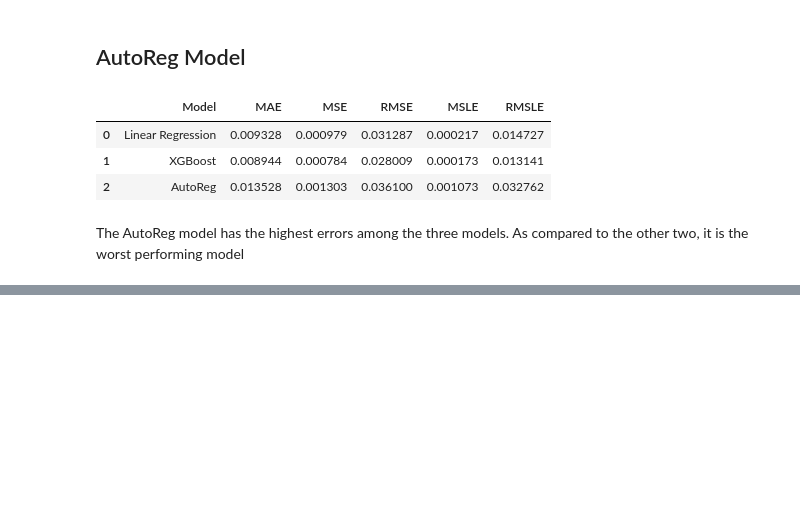
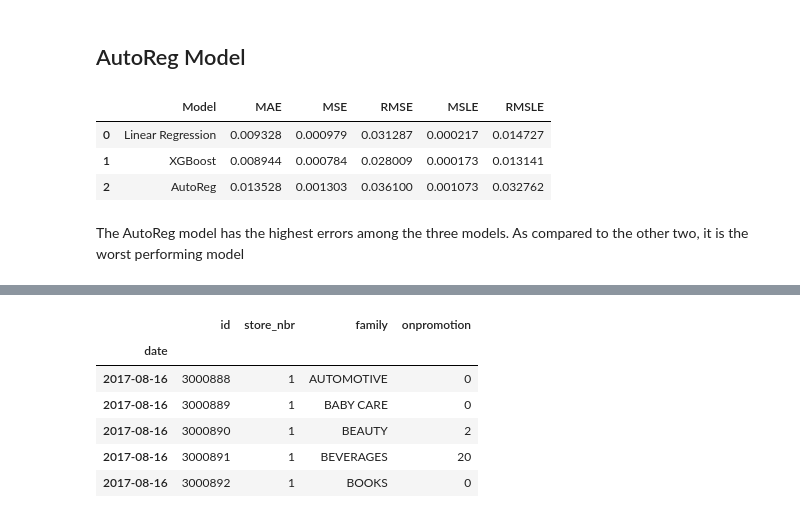
Before and after one commit to MelBushido/Regression-Analysis, a Jupyter notebook: Notebooks/regression.ipynb, the cells around one changed output, grey strips where cells are left out. Drawn from its saved outputs; the diff is of its cells as text; code cells hidden in the pictures; blank space fills up the shorter version.

```diff
--- a/Notebooks/regression.ipynb
+++ b/Notebooks/regression.ipynb
@@ -1257,0 +1305,20 @@ The AutoReg model has the highest errors among the three models. As compared to
+# %%
+# Rename test to test_df to preserve the originality of test for later use
+test_df = test
+
+# Set the 'date' column of test_df as index
+test_df = test_df.set_index('date')
+
+# Extract the index column  of test_df for later use
+test_index = test_df.index
+
+# View the resulting test dataset
+test_df.head()
+# %% [output]
+|  | id | store_nbr | family | onpromotion |
+| date |  |  |  |  |
+| 2017-08-16 | 3000888 | 1 | AUTOMOTIVE | 0 |
+| 2017-08-16 | 3000889 | 1 | BABY CARE | 0 |
+| 2017-08-16 | 3000890 | 1 | BEAUTY | 2 |
+| 2017-08-16 | 3000891 | 1 | BEVERAGES | 20 |
+| 2017-08-16 | 3000892 | 1 | BOOKS | 0 |
```
Also changed, not shown: parts of 19 cells of this notebook.
